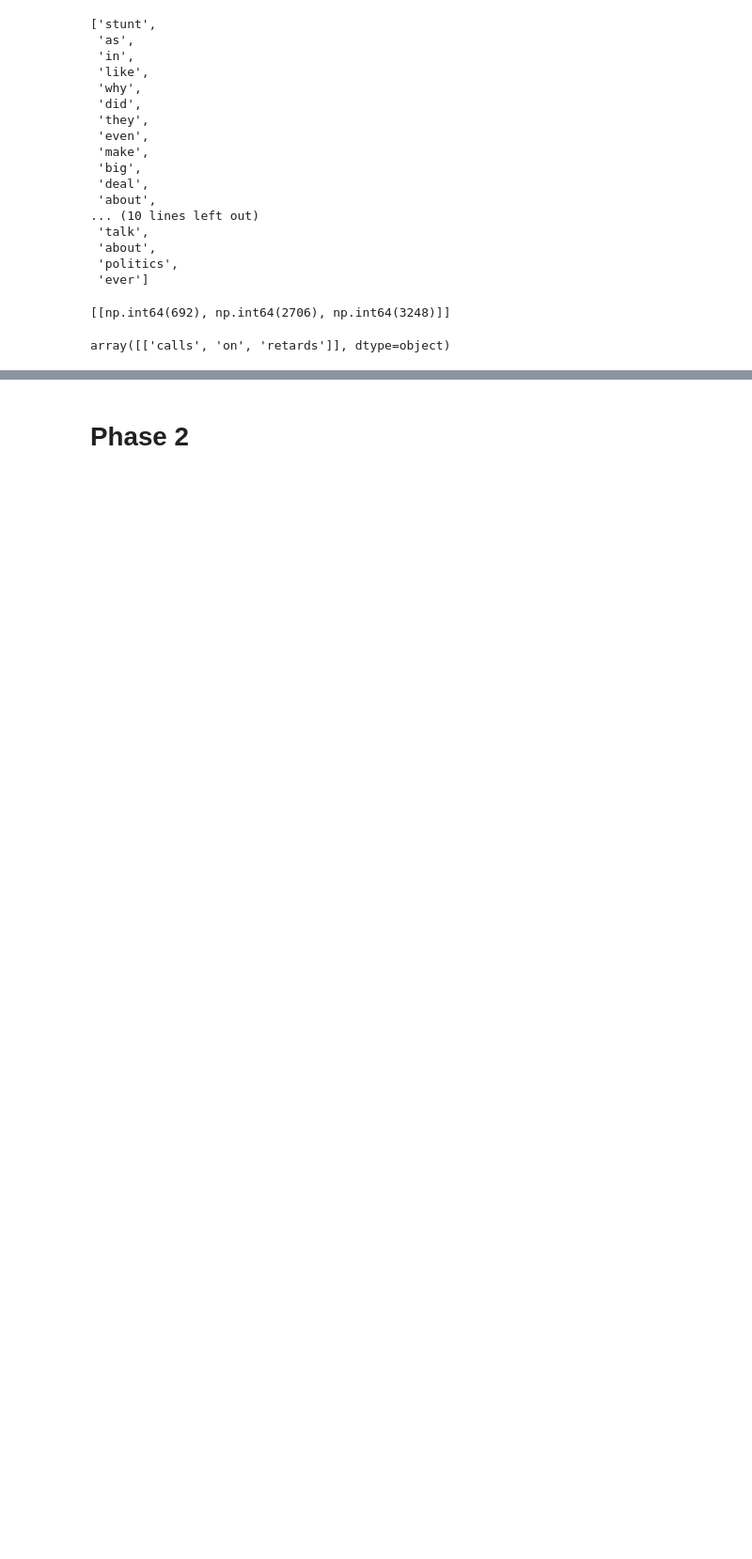
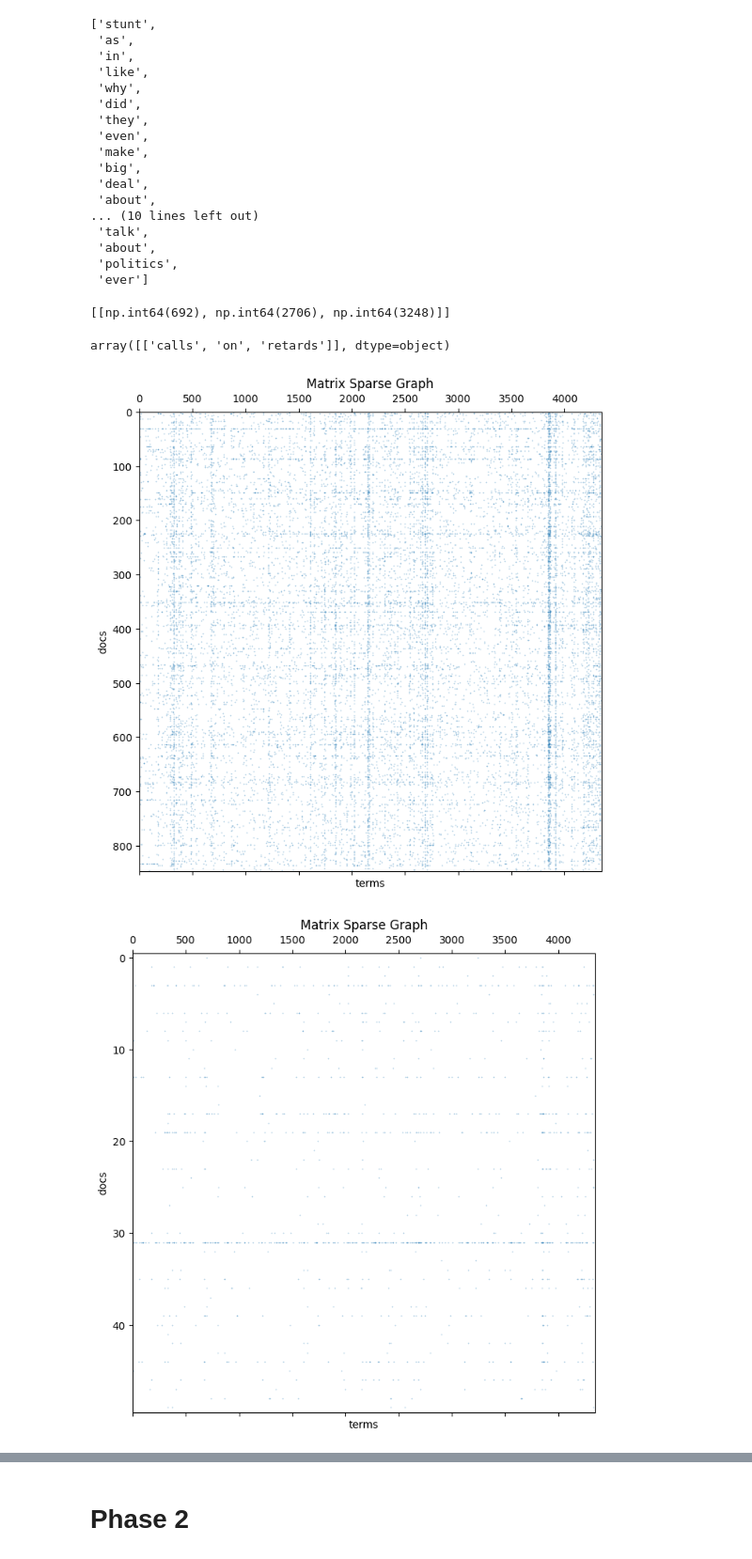
Before and after one commit to sxw4040/DM2025-Lab1-Exercise, a Jupyter notebook: DM2025-Lab1-Homework.ipynb, the cells around one changed output, grey strips where cells are left out. Shown at 94% size. Drawn from its saved outputs; the diff is of its cells as text; code cells hidden in the pictures; blank space fills up the shorter version.

```diff
--- a/DM2025-Lab1-Homework.ipynb
+++ b/DM2025-Lab1-Homework.ipynb
@@ -250,0 +249,44 @@ array([['calls', 'on', 'retards']], dtype=object)
+# %%
+#Exercise 11
+import matplotlib.pyplot as plt
+import seaborn as sns
+from math import ceil, sqrt
+
+#總覽
+plt.figure(figsize=(8,8))
+plt.spy(N_counts, markersize=0.1, aspect='auto')
+plt.title("Matrix Sparse Graph")
+plt.xlabel("terms")
+plt.ylabel("docs")
+
+#搜索點數最密集的文件
+plt.figure(figsize=(8,8))
+plt.spy(N_counts[0:50], markersize=0.1, aspect='auto')
+plt.title("Matrix Sparse Graph")
+plt.xlabel("terms")
+plt.ylabel("docs")
+
+#僅看想呈現的文件，並以方形熱圖顯示分佈
+doc_idx = 31  # doc索引
+
+row = N_counts[doc_idx].toarray().ravel()   #轉成一維陣列
+n = row.size                                #n = 4346
+plot_xe = int(ceil(sqrt(n)))                #取最接近平方的寬
+plot_ye = int(ceil(n / plot_xe))            #對應高度
+pad = plot_ye * plot_xe - n
+if pad:
+    row = np.pad(row, (0, pad))  #缺值補0
+
+grid = row.reshape(plot_ye, plot_xe) #轉為方形
+draw_e = pd.DataFrame(grid, columns = np.arange(1, plot_xe+1), index = (np.arange(0, plot_ye))*plot_xe)
+
+plt.figure(figsize=(8, 8))
+ax = sns.heatmap(draw_e, cmap="PuRd", vmin=0, vmax=1, square=True,
+                 cbar=False, annot=False)
+ax.set_title(f"doc_ {doc_idx} (terms={n},{plot_xe}x{plot_ye})")
+ax.set_xticks(np.arange(0, plot_xe+1,10))
+ax.set_xticklabels(np.arange(0, plot_xe+1,10))
+plt.tight_layout(); plt.show()
+# %% [output]
+[figure, added]
+[figure, added]
```
Also changed, not shown: parts of 10 cells of this notebook, 1 other file.
